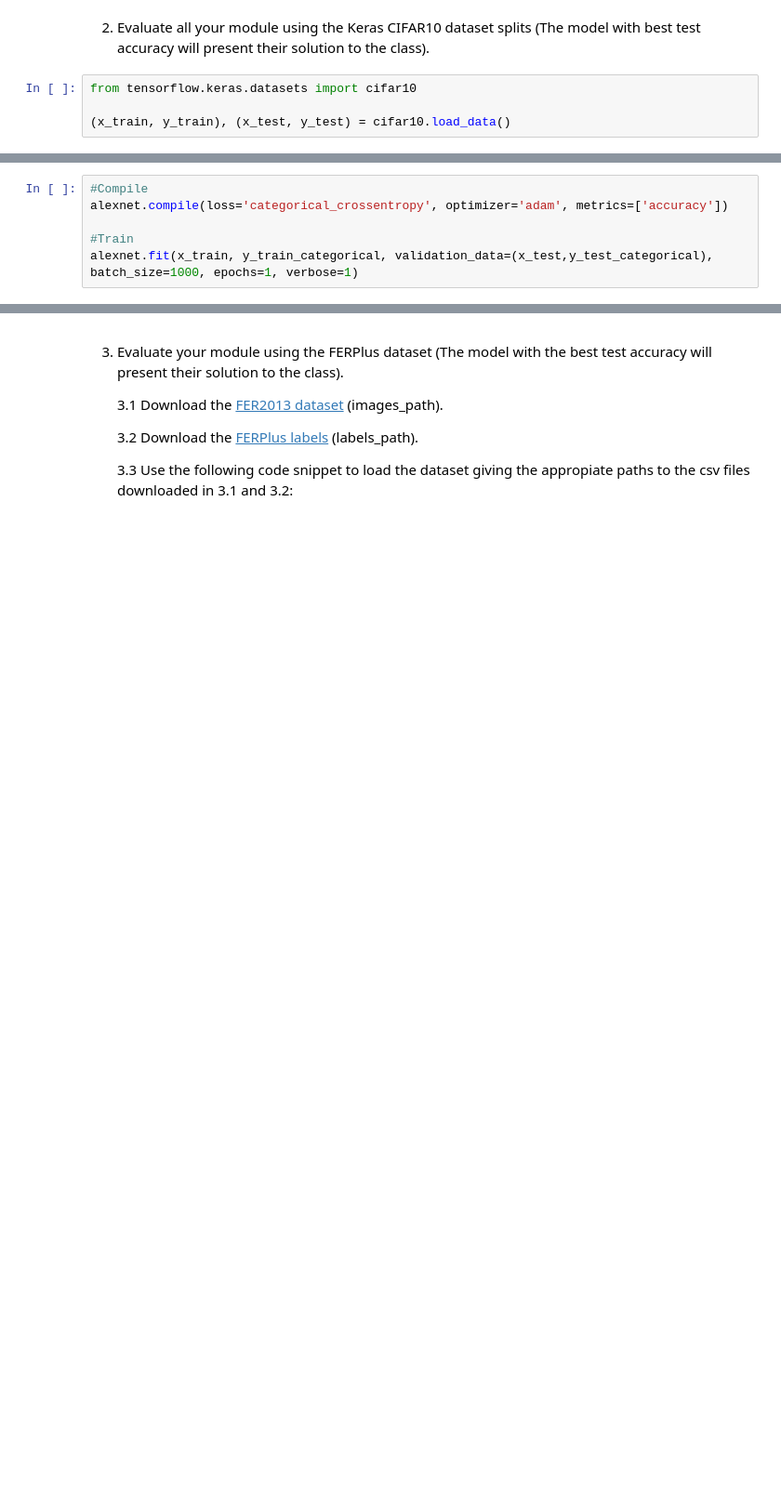
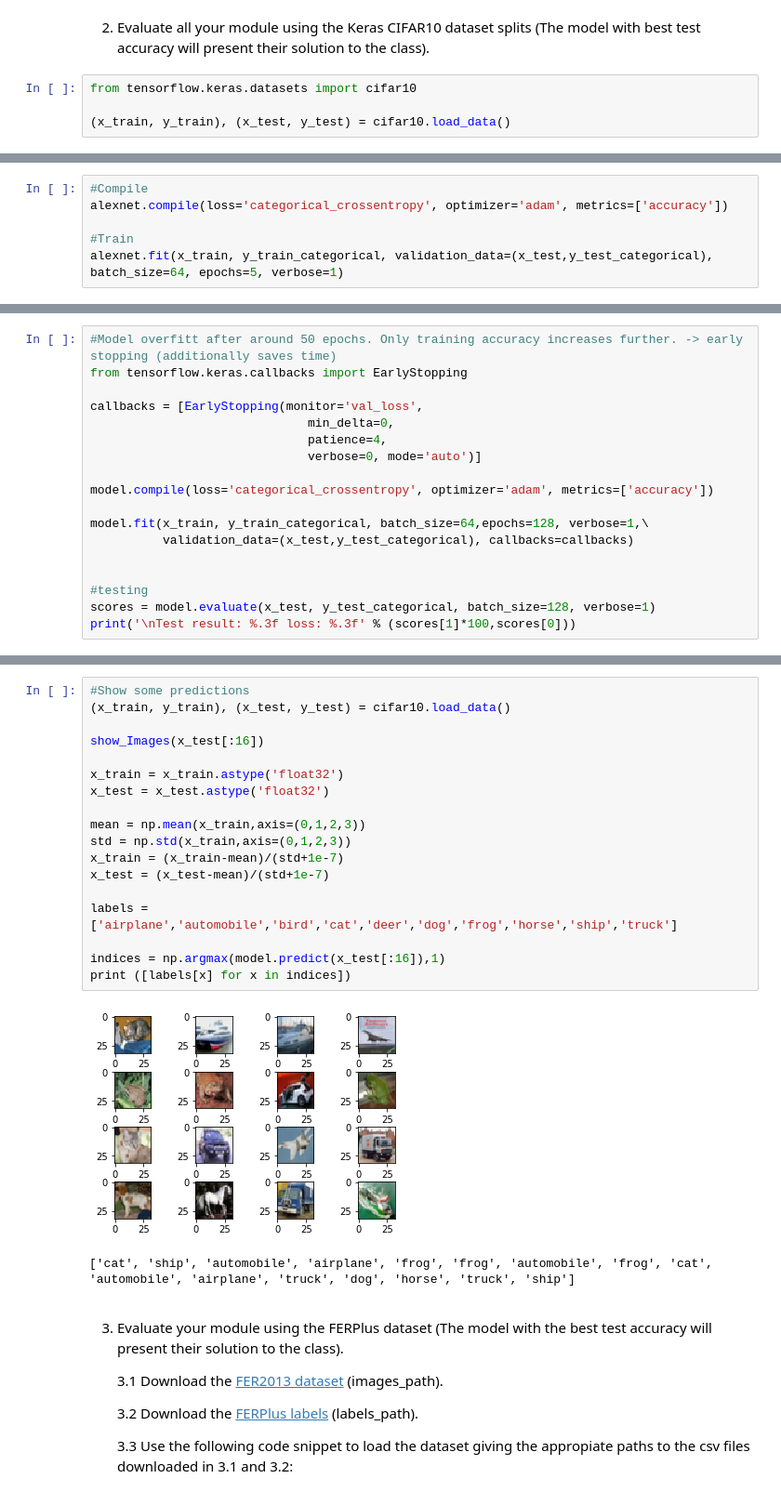
Before and after one commit to Genises/H-BRS_NeuralNetworks, a Jupyter notebook: Emotion recognition/sota_neural_network_architectures.ipynb, the cells around one changed output, grey strips where cells are left out. Shown at 93% size. Drawn from its saved outputs; the diff is of its cells as text; blank space fills up the shorter version.

```diff
--- a/Emotion recognition/sota_neural_network_architectures.ipynb
+++ b/Emotion recognition/sota_neural_network_architectures.ipynb
@@ -115,6 +128,6 @@ _________________________________________________________________
 alexnet.compile(loss='categorical_crossentropy', optimizer='adam', metrics=['accuracy'])
 
 #Train
-alexnet.fit(x_train, y_train_categorical, validation_data=(x_test,y_test_categorical), batch_size=1000, epochs=1, verbose=1)
+alexnet.fit(x_train, y_train_categorical, validation_data=(x_test,y_test_categorical), batch_size=64, epochs=5, verbose=1)
 # %% [output]
 Train on 50000 samples, validate on 10000 samples
@@ -127,0 +195,18 @@ Epoch 1/1
+# %%
+#Model overfitt after around 50 epochs. Only training accuracy increases further. -> early stopping (additionally saves time)
+from tensorflow.keras.callbacks import EarlyStopping
+
+callbacks = [EarlyStopping(monitor='val_loss',
+                              min_delta=0,
+                              patience=4,
+                              verbose=0, mode='auto')]
+
+model.compile(loss='categorical_crossentropy', optimizer='adam', metrics=['accuracy'])
+
+model.fit(x_train, y_train_categorical, batch_size=64,epochs=128, verbose=1,\
+          validation_data=(x_test,y_test_categorical), callbacks=callbacks)
+
+
+#testing
+scores = model.evaluate(x_test, y_test_categorical, batch_size=128, verbose=1)
+print('\nTest result: %.3f loss: %.3f' % (scores[1]*100,scores[0]))
@@ -128,3 +296,24 @@ Epoch 1/1
+# %%
+#Show some predictions
+(x_train, y_train), (x_test, y_test) = cifar10.load_data()
+
+show_Images(x_test[:16])
+
+x_train = x_train.astype('float32')
+x_test = x_test.astype('float32')
+
+mean = np.mean(x_train,axis=(0,1,2,3))
+std = np.std(x_train,axis=(0,1,2,3))
+x_train = (x_train-mean)/(std+1e-7)
+x_test = (x_test-mean)/(std+1e-7)
+
+labels =  ['airplane','automobile','bird','cat','deer','dog','frog','horse','ship','truck']
+
+indices = np.argmax(model.predict(x_test[:16]),1)
+print ([labels[x] for x in indices])
+# %% [output]
+[figure, added]
+['cat', 'ship', 'automobile', 'airplane', 'frog', 'frog', 'automobile', 'frog', 'cat', 'automobile', 'airplane', 'truck', 'dog', 'horse', 'truck', 'ship']
 # %% [markdown]
 3. Evaluate your module using the FERPlus dataset (The model with the best test accuracy will present their solution to the class).
 
```
Also changed, not shown: parts of 18 cells of this notebook.
